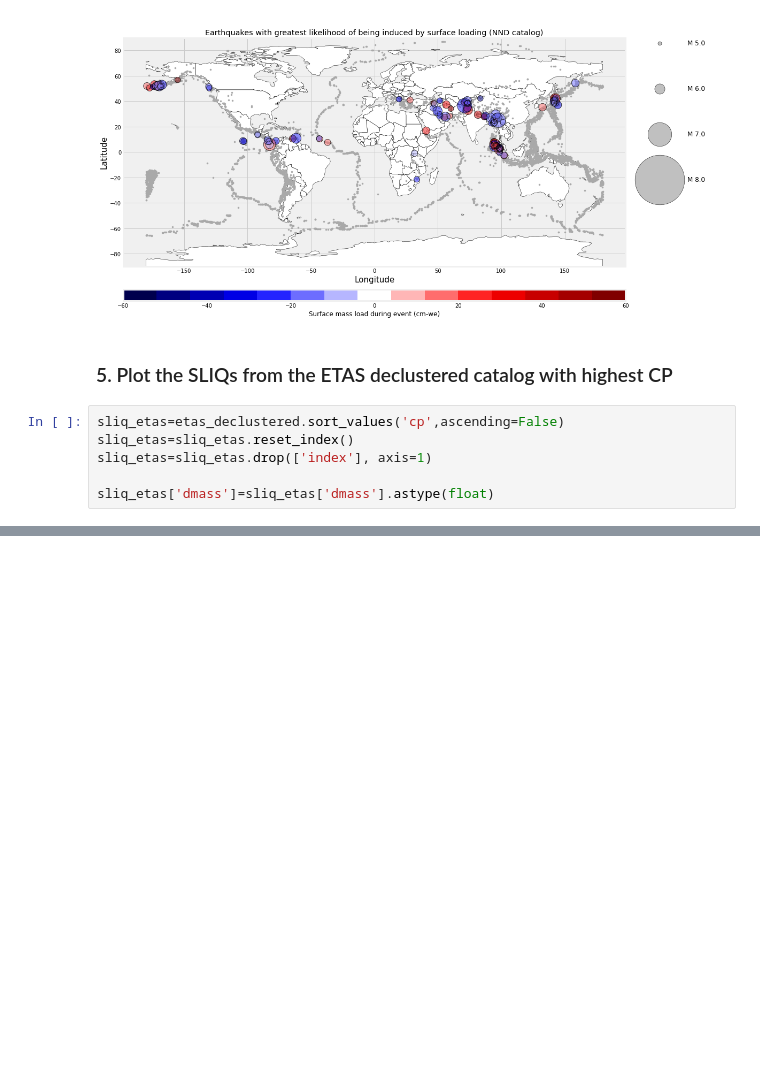
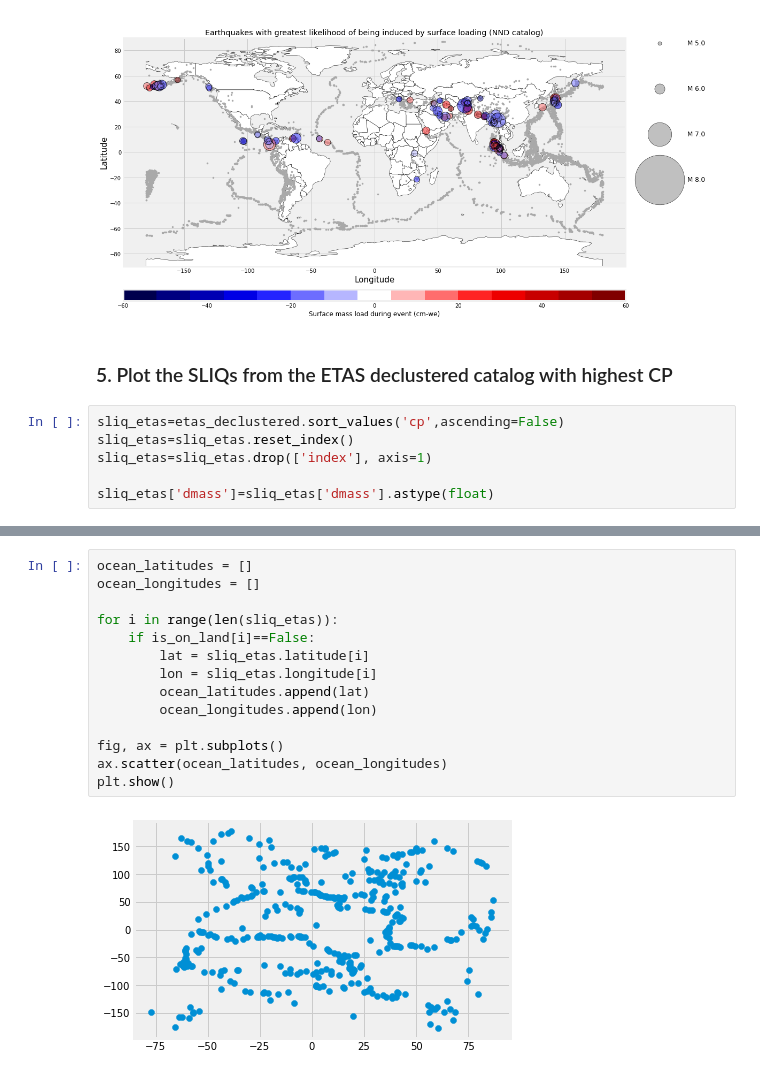
Before and after one commit to amandasyamsul/SLIQ, a Jupyter notebook: figure-3.ipynb, the cells around one changed output, grey strips where cells are left out. Drawn from its saved outputs; the diff is of its cells as text; blank space fills up the shorter version.

```diff
--- a/figure-3.ipynb
+++ b/figure-3.ipynb
@@ -153,0 +221,16 @@ sliq_etas.head(100)
+# %%
+ocean_latitudes = []
+ocean_longitudes = []
+
+for i in range(len(sliq_etas)):
+    if is_on_land[i]==False:
+        lat = sliq_etas.latitude[i]
+        lon = sliq_etas.longitude[i]
+        ocean_latitudes.append(lat)
+        ocean_longitudes.append(lon)
+
+fig, ax = plt.subplots()
+ax.scatter(ocean_latitudes, ocean_longitudes)
+plt.show()
+# %% [output]
+[figure, added]
```
Also changed, not shown: parts of 11 cells of this notebook.
